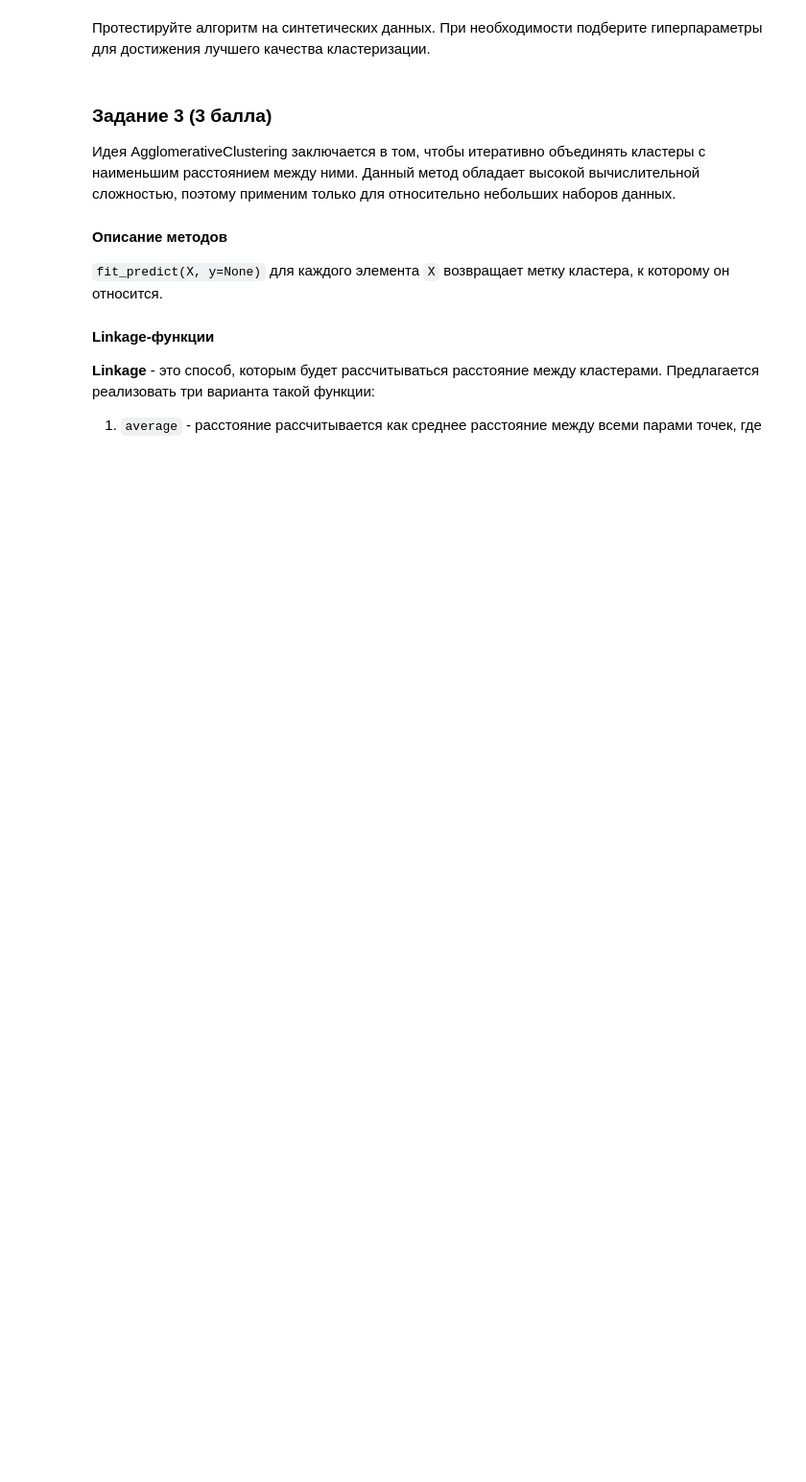
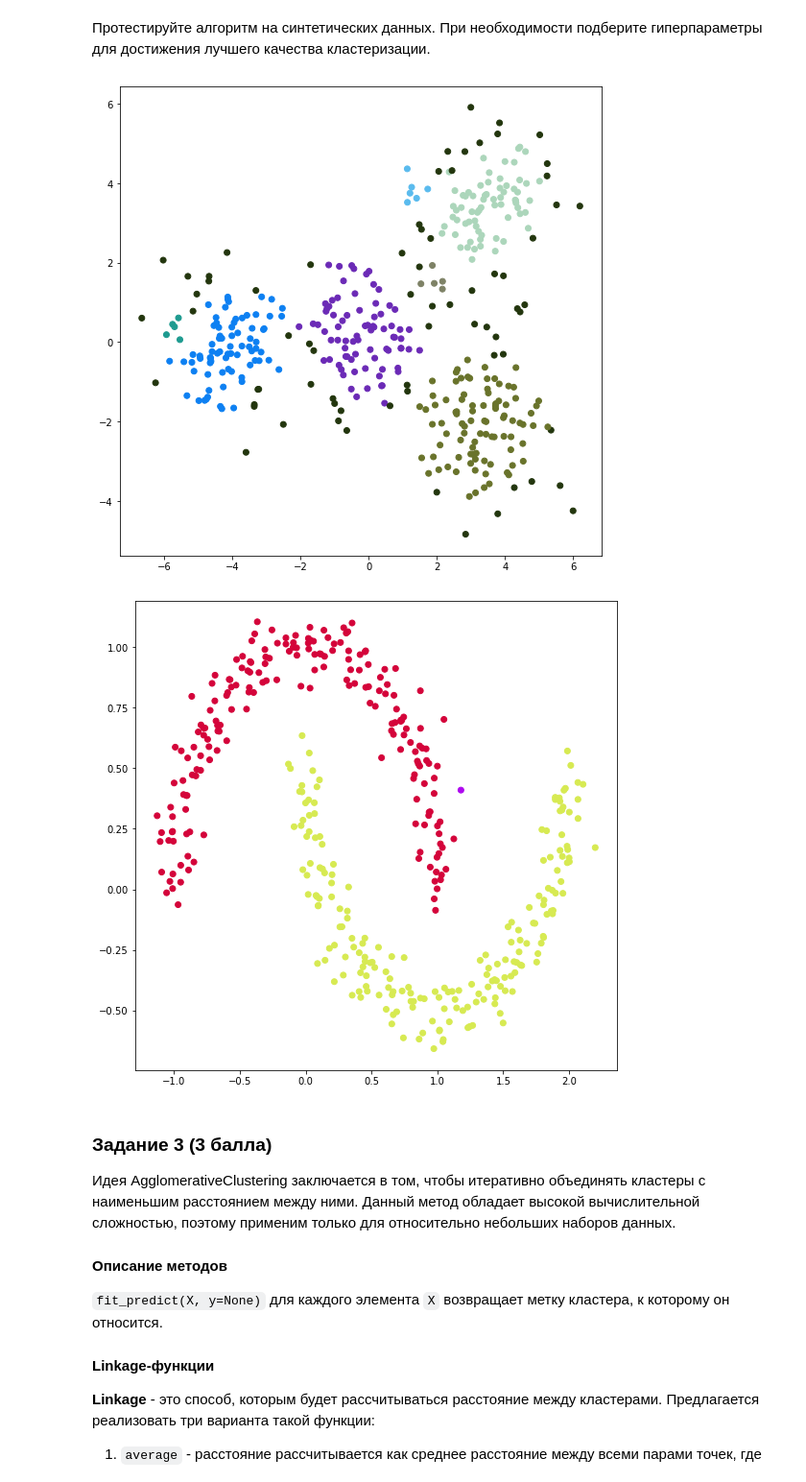
Before and after one commit to TihonkovSergey/ML-HSE, a Jupyter notebook: 02. Clustering/solution/hw02_solution.ipynb, the cells around one changed output. Shown at 96% size. Saved outputs shown, nothing was run; the diff lists cells and outputs as text; code cells hidden in the pictures; blank space fills up the shorter version.

Commit message:
fixed wrong type in task 02 Clustering

```diff
--- a/02. Clustering/solution/hw02_solution.ipynb
+++ b/02. Clustering/solution/hw02_solution.ipynb
@@ -165,9 +234,12 @@ class DBScan:
             Минимальный размер листа для KDTree.
 
         """
-        raise NotImplementedError()
+        self.eps = eps
+        self.min_samples = min_samples
+        self.leaf_size = leaf_size
+        self.metric = metric
 
-    def fit_predict(self, X: np.array, y = None) -> np.array:
+    def fit_predict(self, X: np.array, y=None) -> np.array:
         """
         Кластеризует элементы из X,
         для каждого возвращает индекс соотв. кластера.
@@ -186,17 +258,44 @@ class DBScan:
             (Для каждой точки из X индекс соотв. кластера).
 
         """
-        raise NotImplementedError()
+        kdtree = KDTree(
+            X,
+            leaf_size=self.leaf_size,
+            metric=self.metric
+        )
+        neighbors_list = kdtree.query_radius(X, r=self.eps)
+        n_points = X.shape[0]
+        n_neighbors = np.array([len(neighbors_list[i]) for i in range(n_points)])
+        is_core = np.asarray(n_neighbors >= self.min_samples, dtype=np.uint8)
+        labels = np.full(n_points, -1)
+        n_clusters = 0
+
+        for i in range(n_points):
+            if is_core[i] and labels[i] == -1:
+                labels[i] = n_clusters
+                deque = collections.deque(neighbors_list[i])
+                while deque:
+                    point_num = deque.popleft()
+                    if labels[point_num] != -1 or point_num == i:
+                        continue
+                    labels[point_num] = n_clusters
+                    if is_core[point_num]:
+                        deque.extend(neighbors_list[point_num])
+                n_clusters += 1
+        return labels
 # %% [markdown]
 Протестируйте алгоритм на синтетических данных. При необходимости подберите гиперпараметры для достижения лучшего качества кластеризации.
 # %%
 dbscan = DBScan()
 labels = dbscan.fit_predict(X_1)
 visualize_clasters(X_1, labels)
 
-dbscan = DBScan()
+dbscan = DBScan(eps=0.2, min_samples=10)
 labels = dbscan.fit_predict(X_2)
 visualize_clasters(X_2, labels)
+# %% [output]
+[figure, added]
+[figure, added]
 # %% [markdown]
 ### Задание 3 (3 балла)
 Идея AgglomerativeClustering заключается в том, чтобы итеративно объединять кластеры с наименьшим расстоянием между ними. Данный метод обладает высокой вычислительной сложностью, поэтому применим только для относительно небольших наборов данных.
```
Also changed, not shown: parts of 14 cells of this notebook.
